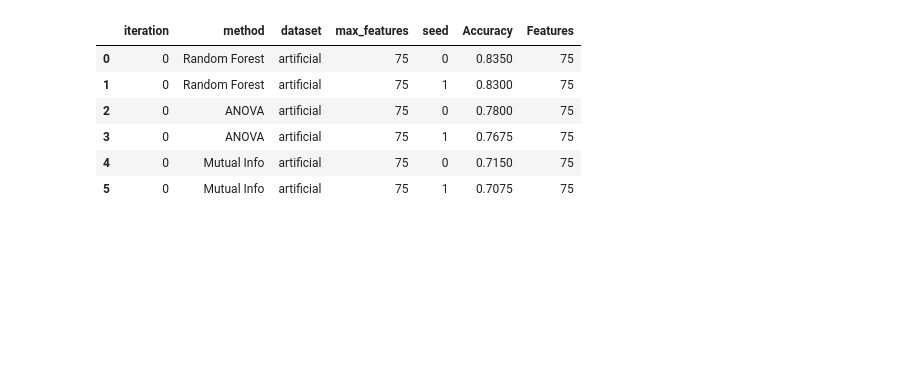
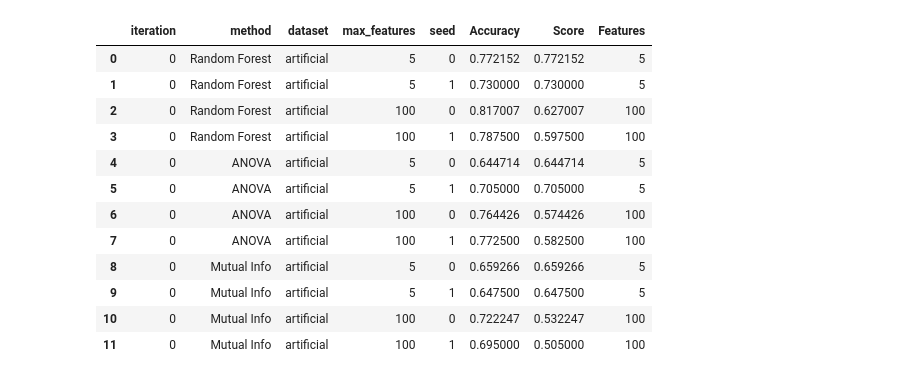
Before and after one commit to Filmos/AML_P2, a Jupyter notebook: Benchmark.ipynb, the cells around one changed output. Saved outputs shown, nothing was run; the diff lists cells and outputs as text; code cells hidden in the pictures; blank space fills up the shorter version.

```diff
--- a/Benchmark.ipynb
+++ b/Benchmark.ipynb
@@ -40,18 +37,24 @@ class Experiment(FeatureSelector, DatasetLoader):
 # %%
 grid = [
     Params(method=method, dataset=dataset, max_features=max_features, seed=seed)
     for method in FEATURE_SELECTION_METHODS
     for dataset in DATASETS
-    for max_features in [75]
+    for max_features in [5, 100]
     for seed in range(2)
 ]
 results = Experiment().run(E.AsExperiment(grid, with_cache="cache/benchmark.pickle"))()
 results
 # %% [output]
-|  | iteration | method | dataset | max_features | seed | Accuracy | Features |
-| 0 | 0 | Random Forest | artificial | 75 | 0 | 0.8350 | 75 |
-| 1 | 0 | Random Forest | artificial | 75 | 1 | 0.8300 | 75 |
-| 2 | 0 | ANOVA | artificial | 75 | 0 | 0.7800 | 75 |
-| 3 | 0 | ANOVA | artificial | 75 | 1 | 0.7675 | 75 |
-| 4 | 0 | Mutual Info | artificial | 75 | 0 | 0.7150 | 75 |
-| 5 | 0 | Mutual Info | artificial | 75 | 1 | 0.7075 | 75 |
+|  | iteration | method | dataset | max_features | seed | Accuracy | Score | Features |
+| 0 | 0 | Random Forest | artificial | 5 | 0 | 0.772152 | 0.772152 | 5 |
+| 1 | 0 | Random Forest | artificial | 5 | 1 | 0.730000 | 0.730000 | 5 |
+| 2 | 0 | Random Forest | artificial | 100 | 0 | 0.817007 | 0.627007 | 100 |
+| 3 | 0 | Random Forest | artificial | 100 | 1 | 0.787500 | 0.597500 | 100 |
+| 4 | 0 | ANOVA | artificial | 5 | 0 | 0.644714 | 0.644714 | 5 |
+| 5 | 0 | ANOVA | artificial | 5 | 1 | 0.705000 | 0.705000 | 5 |
+| 6 | 0 | ANOVA | artificial | 100 | 0 | 0.764426 | 0.574426 | 100 |
+| 7 | 0 | ANOVA | artificial | 100 | 1 | 0.772500 | 0.582500 | 100 |
+| 8 | 0 | Mutual Info | artificial | 5 | 0 | 0.659266 | 0.659266 | 5 |
+| 9 | 0 | Mutual Info | artificial | 5 | 1 | 0.647500 | 0.647500 | 5 |
+| 10 | 0 | Mutual Info | artificial | 100 | 0 | 0.722247 | 0.532247 | 100 |
+| 11 | 0 | Mutual Info | artificial | 100 | 1 | 0.695000 | 0.505000 | 100 |
```
Also changed, not shown: parts of 3 cells of this notebook, 4 other files.
